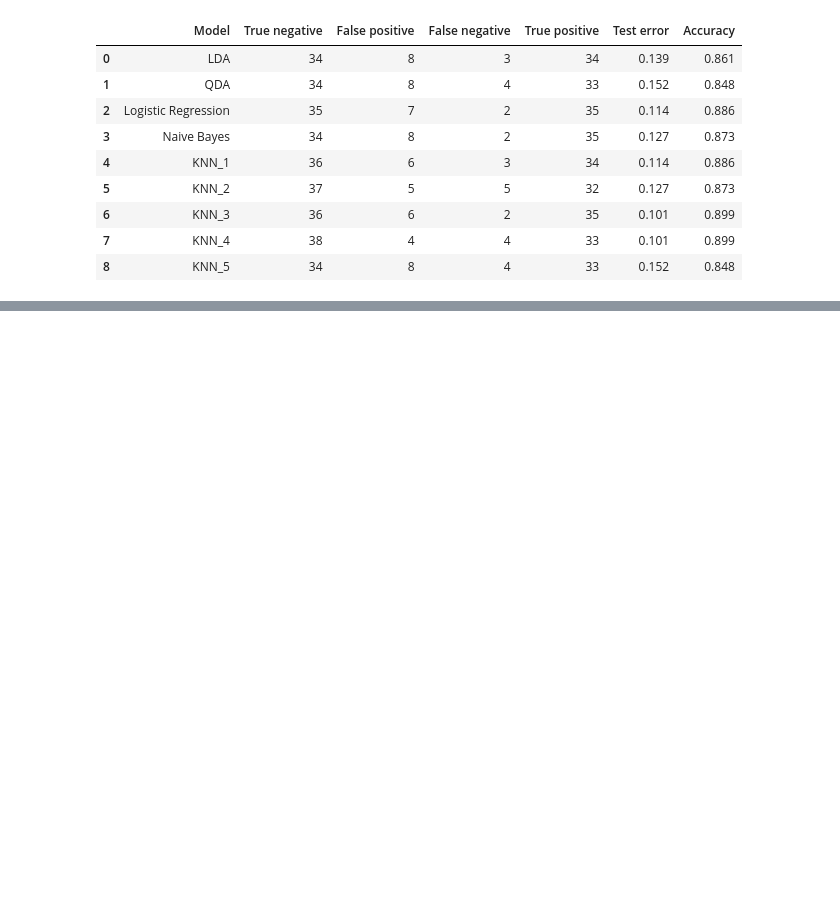
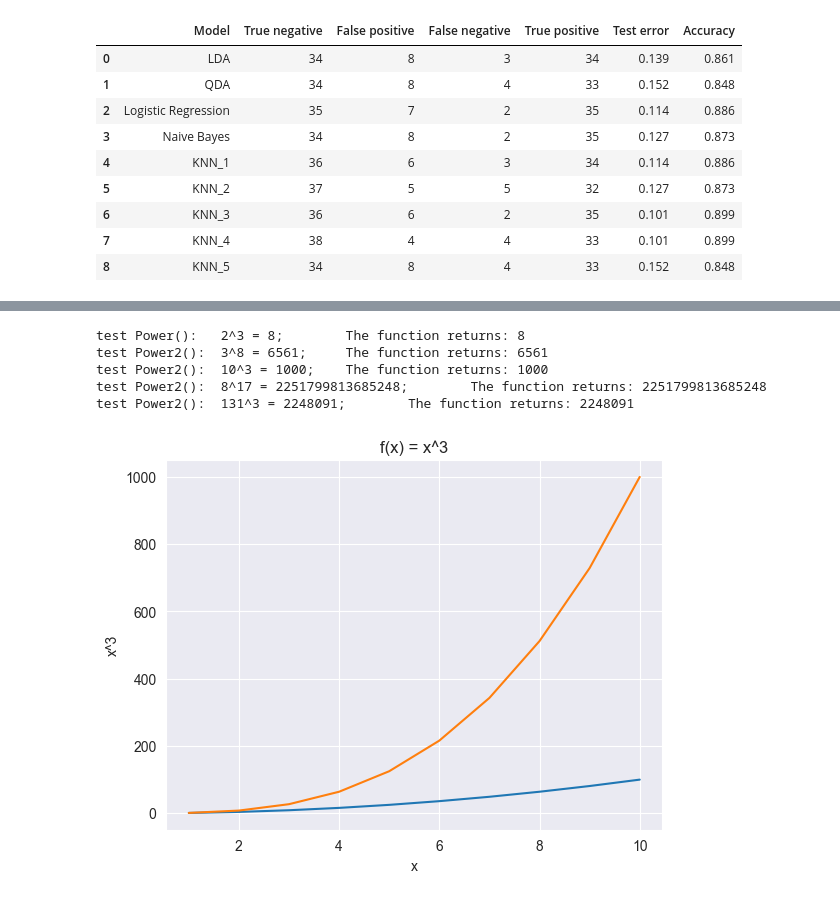
Before and after one commit to nhitran-00/ISL, a Jupyter notebook: chapter_4.ipynb, the cells around one changed output, grey strips where cells are left out. Drawn from its saved outputs; the diff is of its cells as text; code cells hidden in the pictures; blank space fills up the shorter version.

```diff
--- a/chapter_4.ipynb
+++ b/chapter_4.ipynb
@@ -582,0 +585,46 @@ Additionally, the summary table suggests that while initial data analysis is cru
+# %%
+def Power():
+    result = 2 ** 3
+    # print(result)
+    return result
+
+def Power2(x, a):
+    result = x ** a
+    # print(result)
+    return result
+
+def Power3(x, a):
+    result = x ** a
+    return result
+
+print('test Power():\t2^3 = {0};\tThe function returns: {1}'.format(2**3, Power()))
+print('test Power2():\t{0}^{1} = {2};\tThe function returns: {3}'.format(3, 8, 3**8, Power2(3, 8)))
+print('test Power2():\t{0}^{1} = {2};\tThe function returns: {3}'.format(10, 3, 10**3, Power2(10, 3)))
+print('test Power2():\t{0}^{1} = {2};\tThe function returns: {3}'.format(8, 17, 8**17, Power2(8, 17)))
+print('test Power2():\t{0}^{1} = {2};\tThe function returns: {3}'.format(131, 3, 131**3, Power2(131, 3)))
+
+x_15 = np.arange(1, 11)
+y_15 = Power3(x_15, 2)
+
+ax = plt.subplot()
+ax.plot(x_15, y_15)
+ax.set_xlabel('x')
+ax.set_ylabel('x^2')
+ax.set_title('f(x) = x^2')
+
+def PlotPower(x, a):
+    ax = plt.subplot()
+    ax.plot(x, Power3(x, a))
+    ax.set_xlabel('x')
+    ax.set_ylabel('x^{}'.format(a))
+    ax.set_title('f(x) = x^{}'.format(a))
+    return ax
+
+PlotPower(x_15, 3);
+# %% [output]
+test Power():   2^3 = 8;        The function returns: 8
+test Power2():  3^8 = 6561;     The function returns: 6561
+test Power2():  10^3 = 1000;    The function returns: 1000
+test Power2():  8^17 = 2251799813685248;        The function returns: 2251799813685248
+test Power2():  131^3 = 2248091;        The function returns: 2248091
+[figure, added]
```
Also changed, not shown: parts of 12 cells of this notebook.
